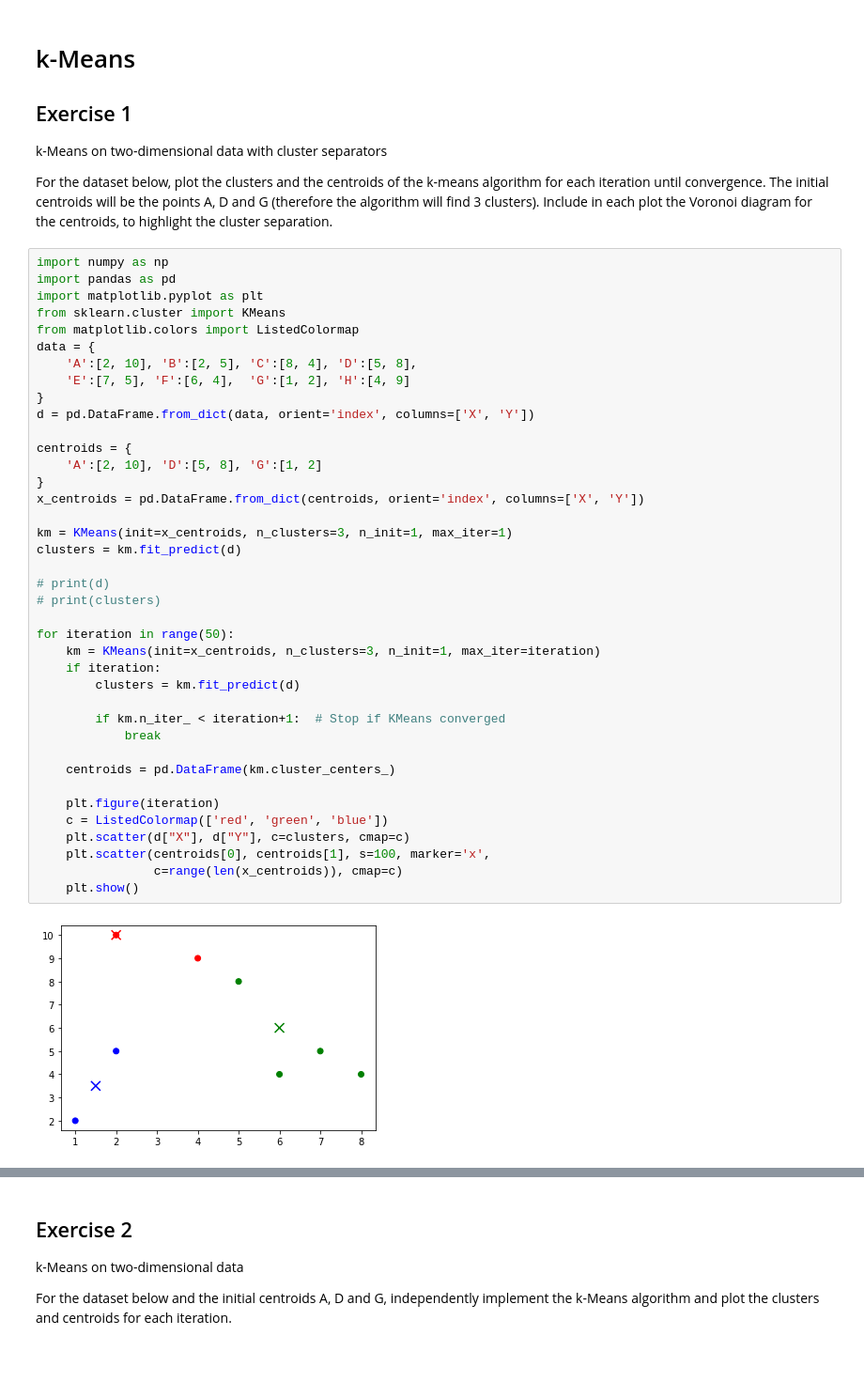
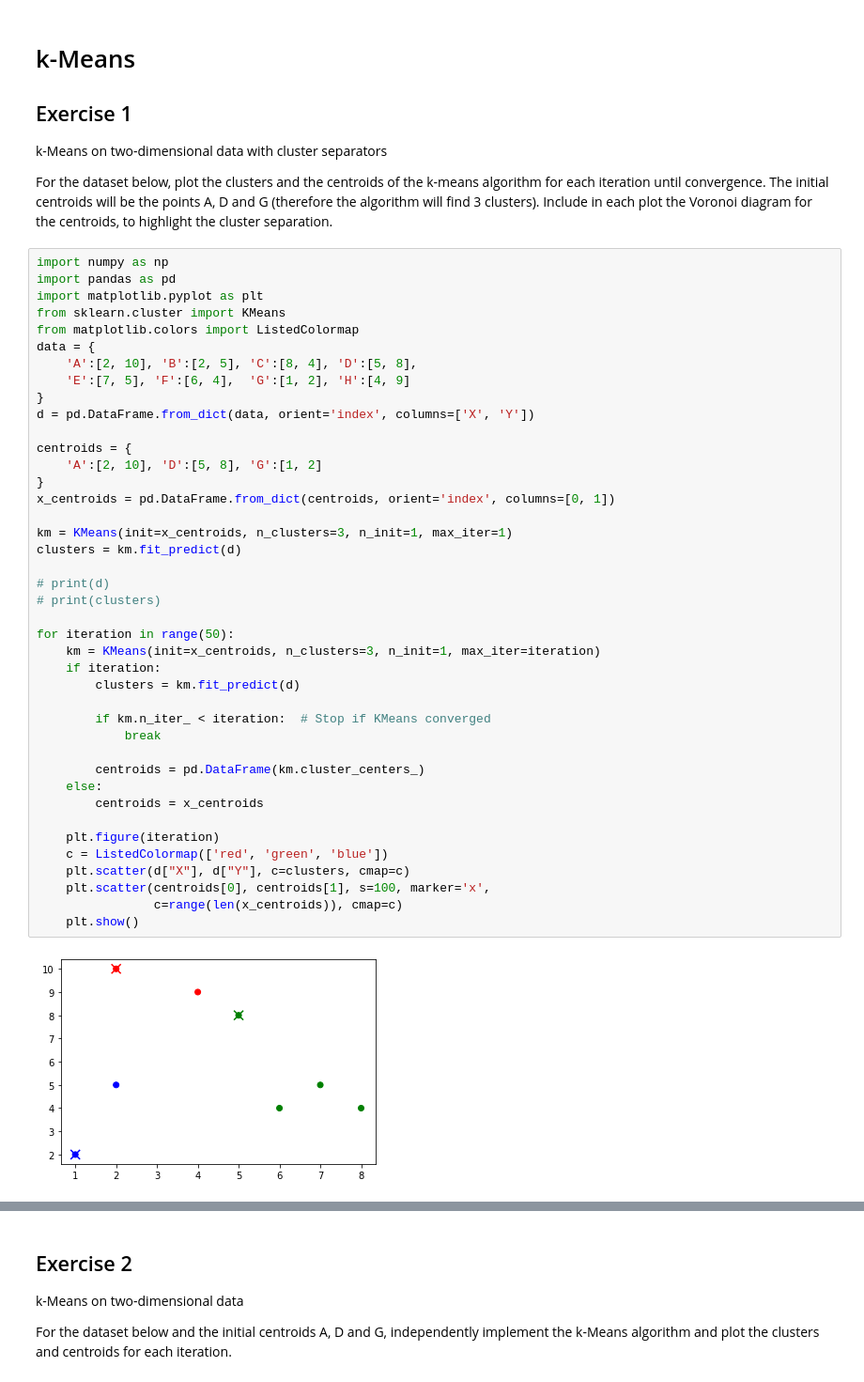
Before and after one commit to radumarinoiu/companion-lab, a Jupyter notebook: Lab11-Exercises.ipynb, the cells around one changed output, grey strips where cells are left out. Shown at 94% size. Drawn from its saved outputs; the diff is of its cells as text.

```diff
--- a/Lab11-Exercises.ipynb
+++ b/Lab11-Exercises.ipynb
@@ -15,34 +15,36 @@ data = {
     'A':[2, 10], 'B':[2, 5], 'C':[8, 4], 'D':[5, 8],
     'E':[7, 5], 'F':[6, 4],  'G':[1, 2], 'H':[4, 9]
 }
 d = pd.DataFrame.from_dict(data, orient='index', columns=['X', 'Y'])
 
 centroids = {
     'A':[2, 10], 'D':[5, 8], 'G':[1, 2]
 }
-x_centroids = pd.DataFrame.from_dict(centroids, orient='index', columns=['X', 'Y'])
+x_centroids = pd.DataFrame.from_dict(centroids, orient='index', columns=[0, 1])
 
 km = KMeans(init=x_centroids, n_clusters=3, n_init=1, max_iter=1)
 clusters = km.fit_predict(d)
 
 # print(d)
 # print(clusters)
 
 for iteration in range(50):
     km = KMeans(init=x_centroids, n_clusters=3, n_init=1, max_iter=iteration)
     if iteration:
         clusters = km.fit_predict(d)
 
-        if km.n_iter_ < iteration+1:  # Stop if KMeans converged
+        if km.n_iter_ < iteration:  # Stop if KMeans converged
             break
 
-    centroids = pd.DataFrame(km.cluster_centers_)
+        centroids = pd.DataFrame(km.cluster_centers_)
+    else:
+        centroids = x_centroids
 
     plt.figure(iteration)
     c = ListedColormap(['red', 'green', 'blue'])
     plt.scatter(d["X"], d["Y"], c=clusters, cmap=c)
     plt.scatter(centroids[0], centroids[1], s=100, marker='x',
                 c=range(len(x_centroids)), cmap=c)
     plt.show()
 # %% [output]
-[figure, old version]
+[figure, new version]
```
Also changed, not shown: parts of 2 cells of this notebook.
